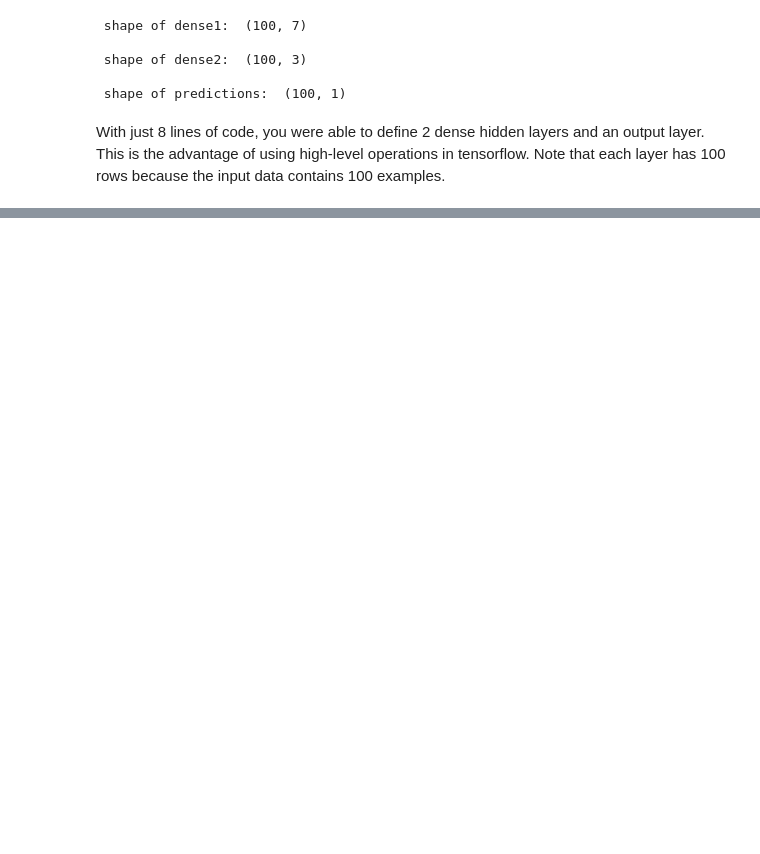
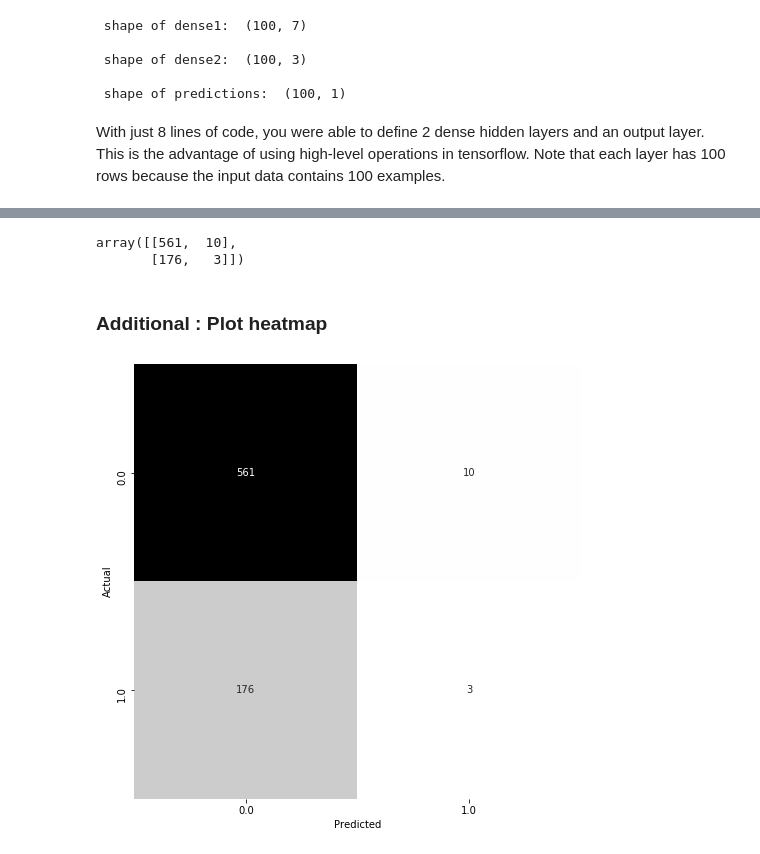
Before and after one commit to goodboychan/datacamp_repo, a Jupyter notebook: Introduction.to.TensorFlow.in.Python/Neural-Networks.ipynb, the cells around one changed output, grey strips where cells are left out. Drawn from its saved outputs; the diff is of its cells as text; code cells hidden in the pictures; blank space fills up the shorter version.

```diff
--- a/Introduction.to.TensorFlow.in.Python/Neural-Networks.ipynb
+++ b/Introduction.to.TensorFlow.in.Python/Neural-Networks.ipynb
@@ -177,0 +315,20 @@ With just 8 lines of code, you were able to define 2 dense hidden layers and an
+# %%
+borrower_features, test_features, borrower_targets, test_targets = train_test_split(X,
+                                                                                    y,
+                                                                                    test_size=0.25)
+# %%
+# Define the model
+def model(w1, b1, w2, b2, features=borrower_features):
+    # Apply relu activation function to layer 1
+    layer1 = tf.keras.activations.relu(tf.matmul(features, w1) + b1)
+
+    # Apply Dropout
+    dropout = tf.keras.layers.Dropout(0.25)(layer1)
+    return tf.keras.activations.sigmoid(tf.matmul(dropout, w2) + b2)
+
+# Define the loss function
+def loss_function(w1, b1, w2, b2, features=borrower_features, targets = borrower_targets):
+    predictions = model(w1, b1, w2, b2)
+
+    # Pass targets and predictions to the cross entropy loss
+    return tf.keras.losses.binary_crossentropy(targets, predictions)
@@ -177,0 +340,31 @@ With just 8 lines of code, you were able to define 2 dense hidden layers and an
+# %%
+from sklearn.metrics import confusion_matrix
+
+# Train the model
+for j in range(100):
+    # Complete the optimizer
+    opt.minimize(lambda: loss_function(w1, b1, w2, b2), var_list=[w1, b1, w2, b2])
+
+# Make predictions with model
+model_predictions = model(w1, b1, w2, b2, test_features)
+
+# Construct the confusion matrix
+confusion_matrix(test_targets, model_predictions)
+# %% [output]
+array([[561,  10],
+       [176,   3]])
+# %% [markdown]
+### Additional : Plot heatmap
+# %%
+import seaborn as sns
+
+def confusion_matrix_plot(default, model_predictions):
+    df = pd.DataFrame(np.hstack([default, model_predictions.numpy() > 0.5]),
+                      columns = ['Actual','Predicted'])
+    confusion_matrix = pd.crosstab(df['Actual'], df['Predicted'],
+                                   rownames=['Actual'], colnames=['Predicted'])
+    sns.heatmap(confusion_matrix, cmap="Greys", fmt="d", annot=True, cbar=False)
+# %%
+confusion_matrix_plot(test_targets.reshape(-1, 1), model_predictions)
+# %% [output]
+[figure, added]
```
Also changed, not shown: parts of 28 cells of this notebook, 2 other files.
